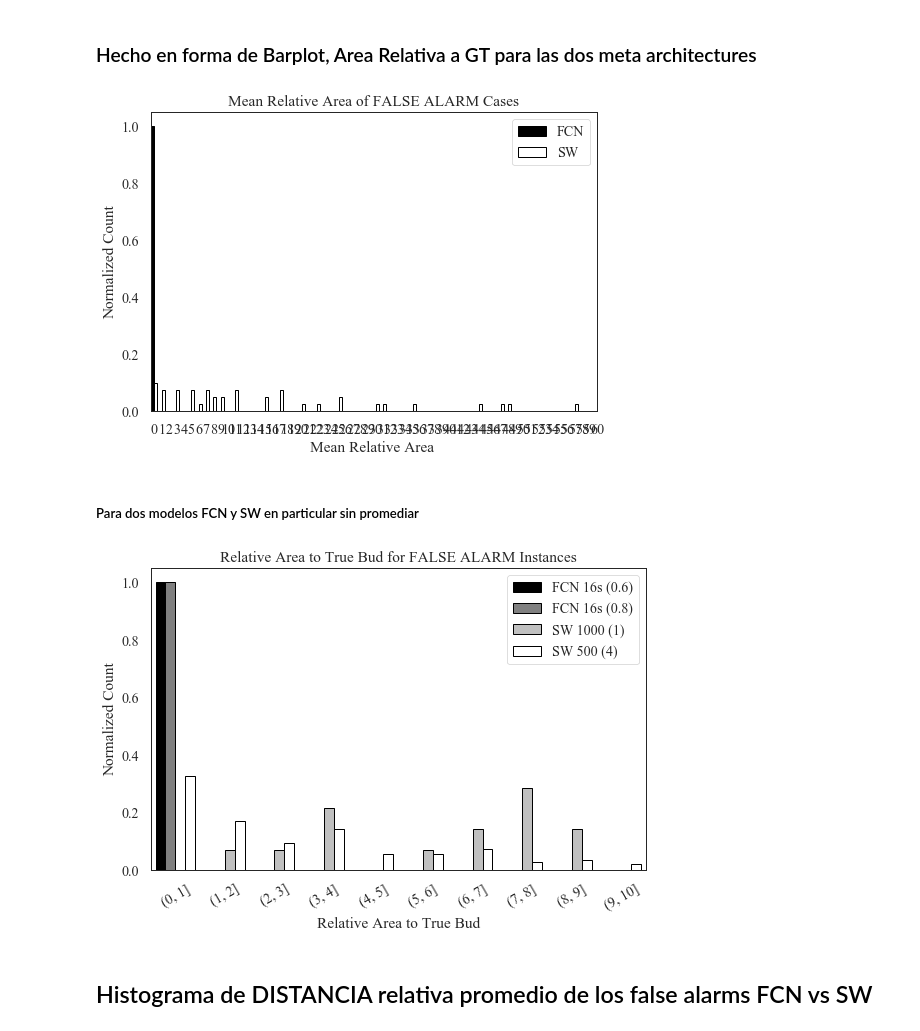
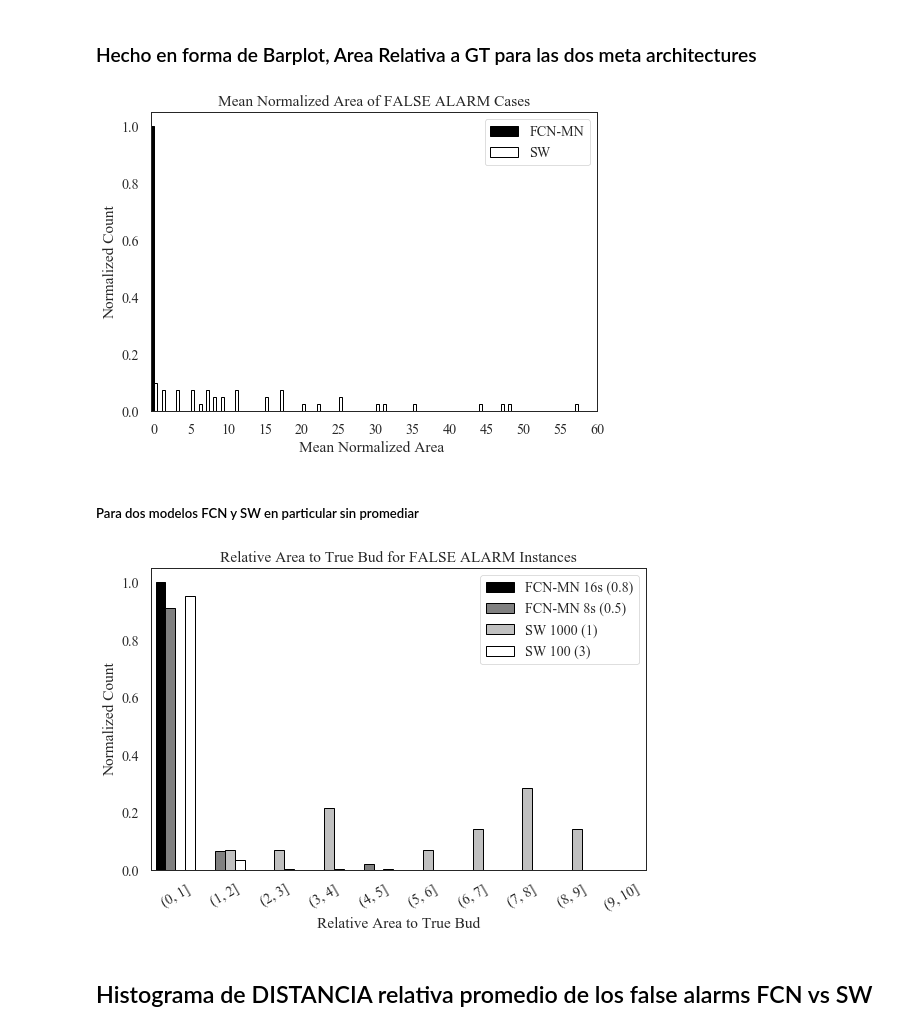
Before and after one commit to WencesVillegasMarset/deep_bud_detection_2d, a Jupyter notebook: PlotsClean.ipynb, the cells around one changed output. Cells and saved outputs as stored; diff of their text form; code cells hidden in the pictures.

```diff
--- a/PlotsClean.ipynb
+++ b/PlotsClean.ipynb
@@ -90,6 +77,3 @@ get_split_distribution_barplot(detection_report)
-# %%
-full_fcn = pd.read_csv(os.path.join(CSV_PATH, 'full_segmentation_metrics_discriminado_fcn.csv'))
-full_sw = pd.read_csv(os.path.join(CSV_PATH, 'full_segmentation_metrics_discriminado_sw.csv'))
 # %% [markdown]
 #### Para Correctly detected, Scatterplot de precision vs recall en azul/rojo para todos los casos fully convolutional/SW
 # %%
@@ -262,7 +248,7 @@ bins = np.linspace(0,60,61).astype(int)
 fcn_mean_area = full_fcn.loc[full_fcn['metric'] == 'FALSE_ALARM'].groupby(['model_name', 'threshold_pw']).mean()['relative_area_to_gt']
 fcn_mean_area = pd.cut(fcn_mean_area, bins=bins).value_counts().reset_index()
 fcn_mean_area['relative_area_to_gt'] = fcn_mean_area['relative_area_to_gt'] / fcn_mean_area['relative_area_to_gt'].sum()
-fcn_mean_area['metamodel'] = 'FCN'
+fcn_mean_area['metamodel'] = 'FCN-MN'
 
 sw_mean_area= full_sw.loc[full_sw['metric'] == 'FALSE_ALARM'].groupby(['model_name', 'threshold_pw']).mean()['relative_area_to_gt']
 sw_mean_area = pd.cut(sw_mean_area, bins=bins).value_counts().reset_index()
@@ -271,18 +257,21 @@ sw_mean_area['relative_area_to_gt'] = sw_mean_area['relative_area_to_gt'] / sw_m
 sw_mean_area['metamodel'] = 'SW'
 
 full_area_df = pd.concat([fcn_mean_area, sw_mean_area], axis=0)
+
 # Plot
+
 colors = ["#000000", "#FFFFFF"]
 custom_palette = sns.set_palette(sns.color_palette(colors))
 sns.barplot(data=full_area_df, x='index', y='relative_area_to_gt', hue='metamodel', palette=custom_palette, edgecolor="black", linewidth=1)
 plt.legend(frameon=True)
+bins = np.linspace(0,60,13).astype(int)
 plt.xticks(bins, bins)
-plt.xlabel('Mean Relative Area ')
+plt.xlabel('Mean Normalized Area ')
 plt.ylabel('Normalized Count')
-plt.title('Mean Relative Area of FALSE ALARM Cases')
-plt.savefig(os.path.join(FIGURES_PATH, "AAA_mean_relative_area_fcn_vs_sw.png"), dpi=200)
+plt.title('Mean Normalized Area of FALSE ALARM Cases')
+plt.savefig(os.path.join(FIGURES_PATH, "AAA_mean_relative_area_fcn_vs_sw.png"), dpi=250)
 # %% [output]
-[figure, old version]
+[figure, new version]
 # %% [markdown]
 ##### Para dos modelos FCN y SW en particular sin promediar
 # %%
@@ -291,42 +280,43 @@ def get_relative_area_barplot(data, models):
     bins = np.linspace(0, 10, 11, endpoint=True).astype(int)
     fragments = []
     for model in models:
         temp = data.loc[(data.model_name == model['model']) & (data.threshold_pw == model['threshold']) & (data.metric == 'FALSE_ALARM')].relative_area_to_gt
         frag = pd.cut(temp, bins=bins).value_counts().reset_index()
         frag['model'] = '{} {}'.format(model['model'], model['threshold'])
         frag['relative_area_to_gt'] = frag['relative_area_to_gt'] / frag['relative_area_to_gt'].sum()
         fragments.append(frag)
     full = pd.concat(fragments, axis=0)
     colors = ["#000000", "#808080", "#C0C0C0", "#FFFFFF"]
     custom_palette = sns.set_palette(sns.color_palette(colors))
 
     full['model'] = full['model'].replace(
-        {'16s 0.6': 'FCN 16s (0.6)',
-            '16s 0.8':'FCN 16s (0.8)',
+        {
+            '16s 0.8': 'FCN-MN 16s (0.8)',
+            '8s 0.5':'FCN-MN 8s (0.5)',
             'sw_1000px 1': "SW 1000 (1)",
-            'sw_500px 4': "SW 500 (4)",
+            'sw_100px 3': "SW 100 (3)",
         })
     sns.barplot(data=full, x='index', y='relative_area_to_gt', hue='model', palette=custom_palette, edgecolor="black", linewidth=1)
     plt.xlabel('Relative Area to True Bud')
     plt.ylabel('Normalized Count')
     plt.xticks(rotation=30)
     plt.legend(frameon=True)
     plt.tight_layout()
     plt.title('Relative Area to True Bud for FALSE ALARM Instances')
-    plt.savefig(os.path.join(FIGURES_PATH, "CCC_relative_area_false_alarm.png"), dpi=200)
+    plt.savefig(os.path.join(FIGURES_PATH, "CCC_relative_area_false_alarm.png"), dpi=250)
 
 models = [
     {'model':'16s',
-    'threshold': 0.6},
-    {'model':'16s',
     'threshold': 0.8},
+    {'model':'8s',
+    'threshold': 0.5},
     {'model':'sw_1000px',
     'threshold': 1},
-    {'model':'sw_500px',
-    'threshold': 4}]
+    {'model':'sw_100px',
+    'threshold': 3}]
 get_relative_area_barplot(pd.concat([full_fcn, full_sw], axis=0), models=models)
 # %% [output]
-[figure, old version]
+[figure, new version]
 # %% [markdown]
 ## Histograma de DISTANCIA relativa promedio de los false alarms FCN vs SW
 # %%
```
Also changed, not shown: parts of 12 cells of this notebook, 14 other files.
